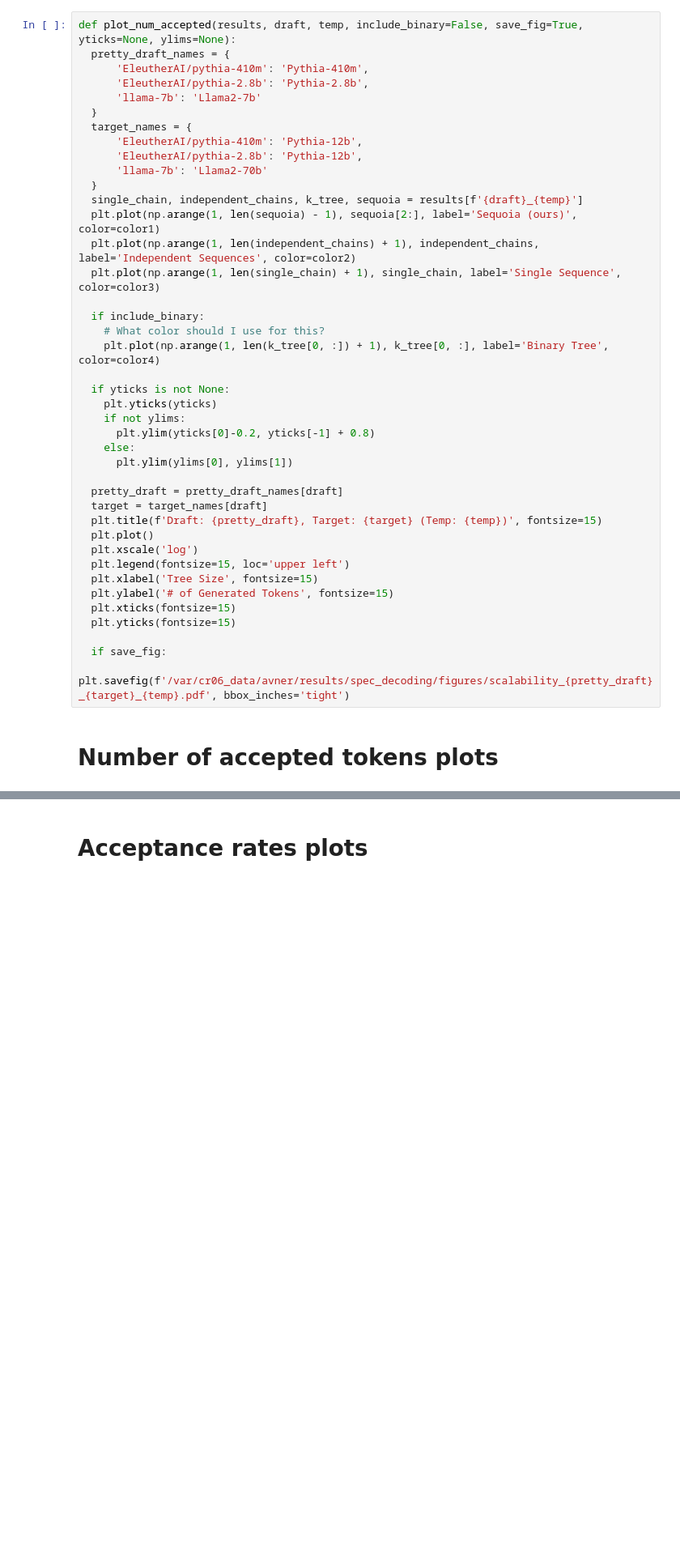
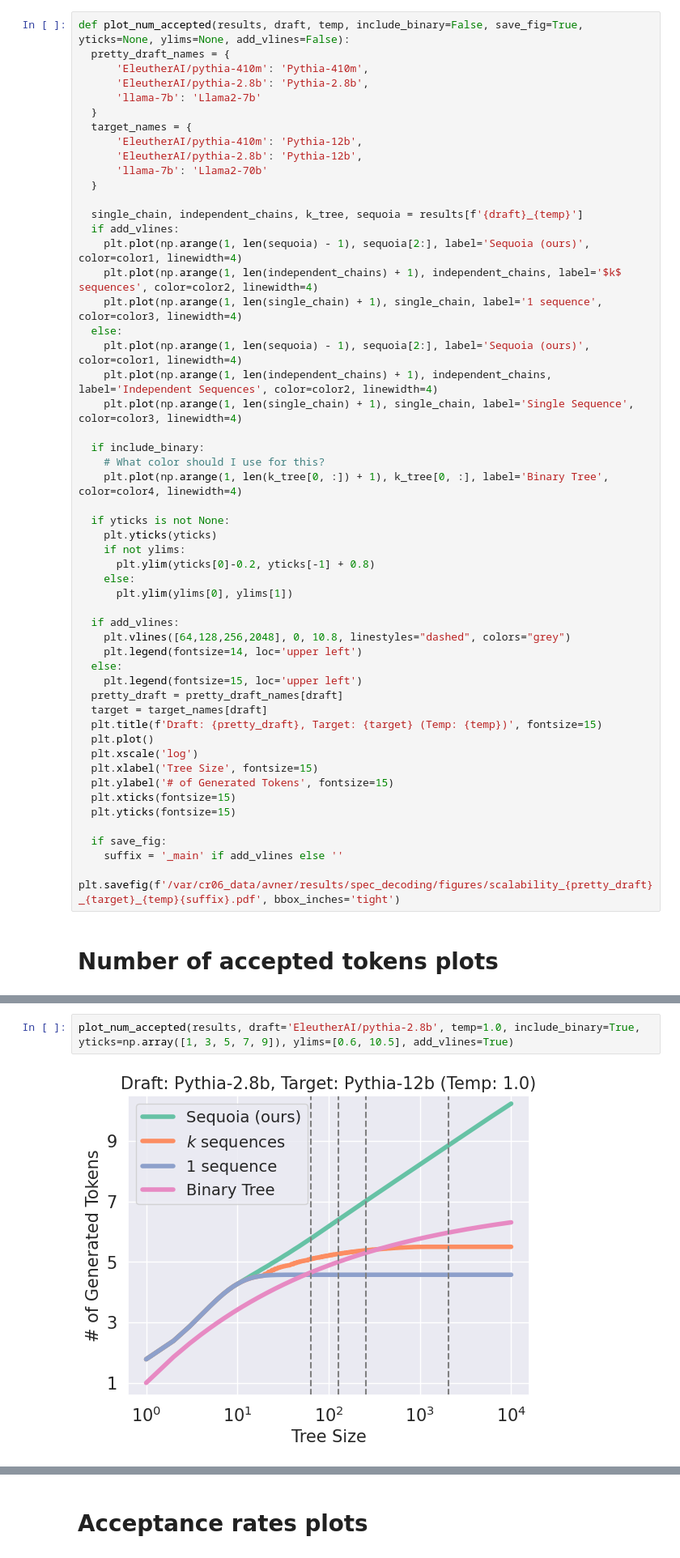
Before and after one commit to AnthonyHuo/An-Empirical-Study-on-Tree-based-Speculative-Decoding, a Jupyter notebook: figures/figures.ipynb, the cells around one changed output, grey strips where cells are left out. Shown at 81% size. Cells and saved outputs as stored; diff of their text form; blank space fills up the shorter version.

```diff
--- a/figures/figures.ipynb
+++ b/figures/figures.ipynb
@@ -101,5 +96,5 @@ for i, draft in enumerate(drafts):
 # %%
-def plot_num_accepted(results, draft, temp, include_binary=False, save_fig=True, yticks=None, ylims=None):
+def plot_num_accepted(results, draft, temp, include_binary=False, save_fig=True, yticks=None, ylims=None, add_vlines=False):
   pretty_draft_names = {
       'EleutherAI/pythia-410m': 'Pythia-410m',
       'EleutherAI/pythia-2.8b': 'Pythia-2.8b',
@@ -110,14 +105,20 @@ def plot_num_accepted(results, draft, temp, include_binary=False, save_fig=True,
       'EleutherAI/pythia-2.8b': 'Pythia-12b',
       'llama-7b': 'Llama2-70b'
   }
+
   single_chain, independent_chains, k_tree, sequoia = results[f'{draft}_{temp}']
-  plt.plot(np.arange(1, len(sequoia) - 1), sequoia[2:], label='Sequoia (ours)', color=color1)
-  plt.plot(np.arange(1, len(independent_chains) + 1), independent_chains, label='Independent Sequences', color=color2)
-  plt.plot(np.arange(1, len(single_chain) + 1), single_chain, label='Single Sequence', color=color3)
+  if add_vlines:
+    plt.plot(np.arange(1, len(sequoia) - 1), sequoia[2:], label='Sequoia (ours)', color=color1, linewidth=4)
+    plt.plot(np.arange(1, len(independent_chains) + 1), independent_chains, label='$k$ sequences', color=color2, linewidth=4)
+    plt.plot(np.arange(1, len(single_chain) + 1), single_chain, label='1 sequence', color=color3, linewidth=4)
+  else:
+    plt.plot(np.arange(1, len(sequoia) - 1), sequoia[2:], label='Sequoia (ours)', color=color1, linewidth=4)
+    plt.plot(np.arange(1, len(independent_chains) + 1), independent_chains, label='Independent Sequences', color=color2, linewidth=4)
+    plt.plot(np.arange(1, len(single_chain) + 1), single_chain, label='Single Sequence', color=color3, linewidth=4)
 
   if include_binary:
     # What color should I use for this?
-    plt.plot(np.arange(1, len(k_tree[0, :]) + 1), k_tree[0, :], label='Binary Tree', color=color4)
+    plt.plot(np.arange(1, len(k_tree[0, :]) + 1), k_tree[0, :], label='Binary Tree', color=color4, linewidth=4)
 
   if yticks is not None:
     plt.yticks(yticks)
@@ -126,19 +127,24 @@ def plot_num_accepted(results, draft, temp, include_binary=False, save_fig=True,
     else:
       plt.ylim(ylims[0], ylims[1])
 
+  if add_vlines:
+    plt.vlines([64,128,256,2048], 0, 10.8, linestyles="dashed", colors="grey")
+    plt.legend(fontsize=14, loc='upper left')
+  else:
+    plt.legend(fontsize=15, loc='upper left')
   pretty_draft = pretty_draft_names[draft]
   target = target_names[draft]
   plt.title(f'Draft: {pretty_draft}, Target: {target} (Temp: {temp})', fontsize=15)
   plt.plot()
   plt.xscale('log')
-  plt.legend(fontsize=15, loc='upper left')
   plt.xlabel('Tree Size', fontsize=15)
   plt.ylabel('# of Generated Tokens', fontsize=15)
   plt.xticks(fontsize=15)
   plt.yticks(fontsize=15)
 
   if save_fig:
-    plt.savefig(f'/var/cr06_data/avner/results/spec_decoding/figures/scalability_{pretty_draft}_{target}_{temp}.pdf', bbox_inches='tight')
+    suffix = '_main' if add_vlines else ''
+    plt.savefig(f'/var/cr06_data/avner/results/spec_decoding/figures/scalability_{pretty_draft}_{target}_{temp}{suffix}.pdf', bbox_inches='tight')
 # %% [markdown]
 # Number of accepted tokens plots
 # %%
@@ -156,3 +162,7 @@ plot_num_accepted(results, draft='EleutherAI/pythia-2.8b', temp=1.0, include_bin
+# %%
+plot_num_accepted(results, draft='EleutherAI/pythia-2.8b', temp=1.0, include_binary=True, yticks=np.array([1, 3, 5, 7, 9]), ylims=[0.6, 10.5], add_vlines=True)
+# %% [output]
+[figure, added]
 # %%
 plot_num_accepted(results, draft='EleutherAI/pythia-410m', temp=0.2, include_binary=True)
 # %% [output]
```
Also changed, not shown: parts of 12 cells of this notebook.
